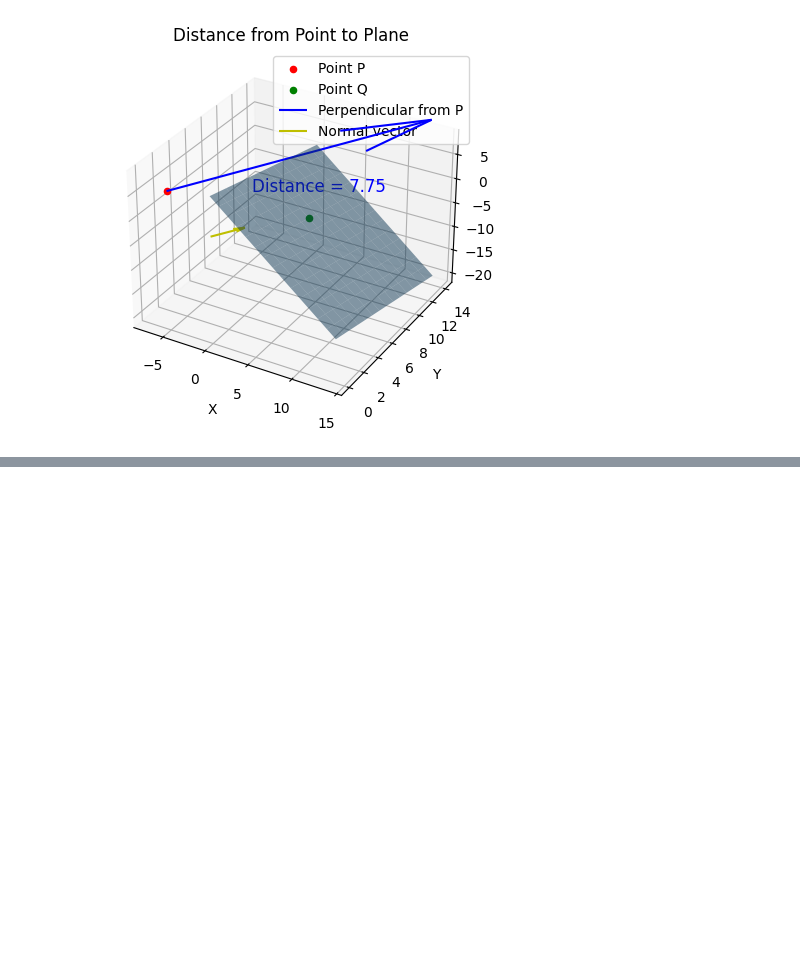
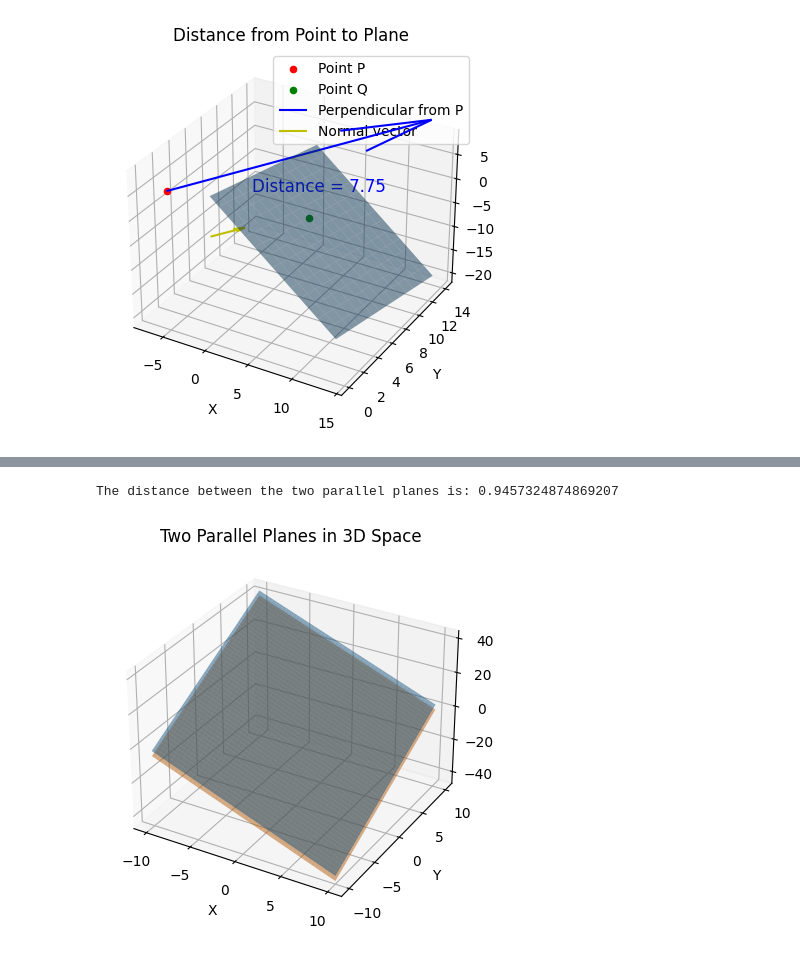
Before and after one commit to Iddhie/Linear_Algebra, a Jupyter notebook: Exercise6.ipynb, the cells around one changed output, grey strips where cells are left out. Cells and saved outputs as stored; diff of their text form; code cells hidden in the pictures; blank space fills up the shorter version.

```diff
--- a/Exercise6.ipynb
+++ b/Exercise6.ipynb
@@ -187,0 +286,34 @@ plt.show()
+# %%
+import numpy as np
+import matplotlib.pyplot as plt
+
+A, B, C = 8, -9, 4
+D1, D2 = 0, -12
+
+distance = np.abs(D1 - D2) / np.sqrt(A**2 + B**2 + C**2)
+
+print(f"The distance between the two parallel planes is: {distance}")
+
+fig = plt.figure()
+ax = fig.add_subplot(111, projection='3d')
+
+x_values = np.linspace(-10, 10, 100)
+y_values = np.linspace(-10, 10, 100)
+x, y = np.meshgrid(x_values, y_values)
+
+z1 = (D1 - A*x - B*y) / C
+z2 = (D2 - A*x - B*y) / C
+
+ax.plot_surface(x, y, z1, alpha=0.5)
+
+ax.plot_surface(x, y, z2, alpha=0.5)
+
+ax.set_xlabel('X')
+ax.set_ylabel('Y')
+ax.set_zlabel('Z')
+ax.set_title('Two Parallel Planes in 3D Space')
+
+plt.show()
+# %% [output]
+The distance between the two parallel planes is: 0.9457324874869207
+[figure, added]
```
Also changed, not shown: parts of 19 cells of this notebook.
